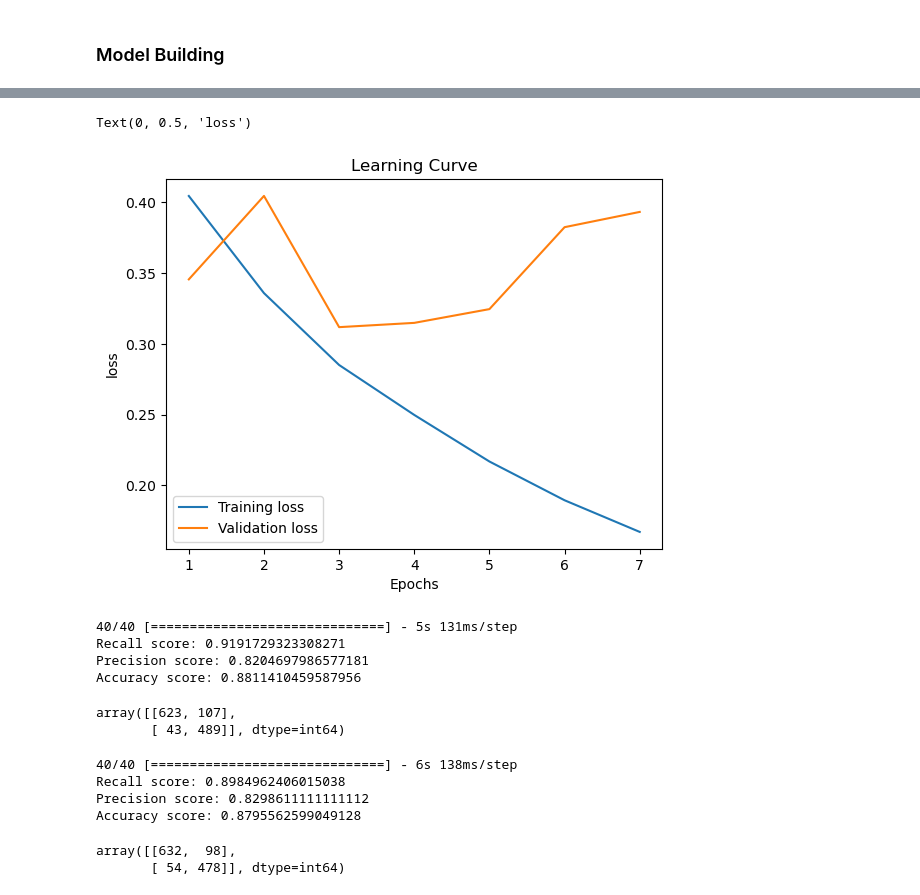
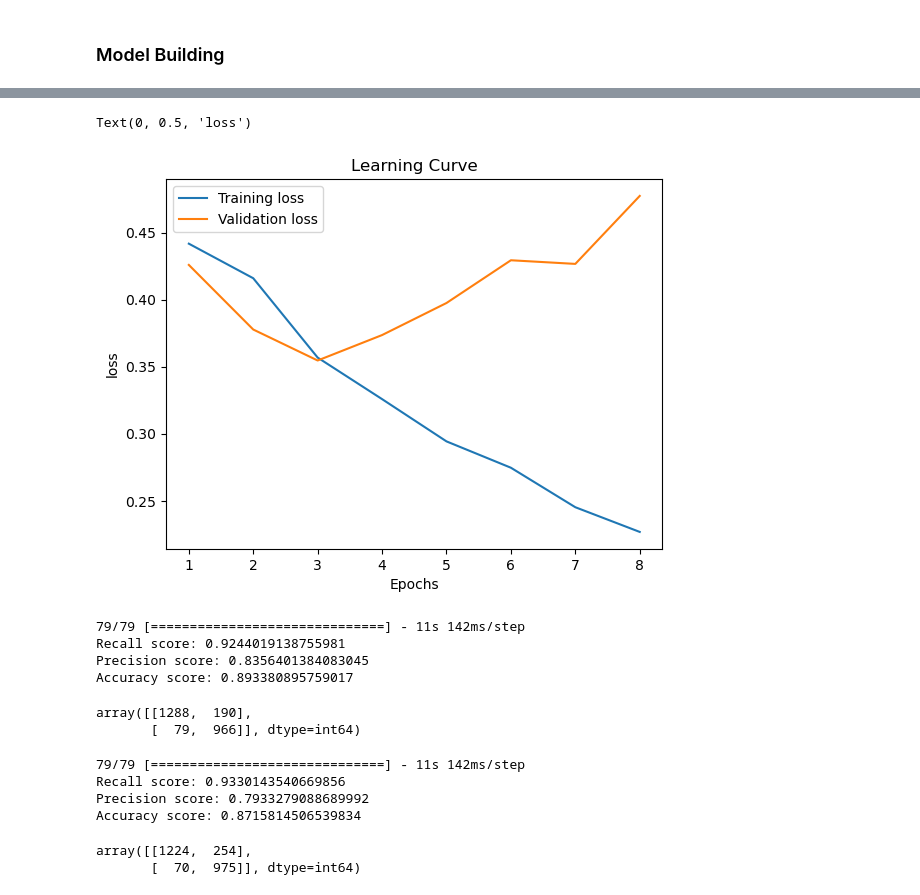
Before and after one commit to basavbamrah/image-forgery-detection, a Jupyter notebook: recompression.ipynb, the cells around one changed output, grey strips where cells are left out. Cells and saved outputs as stored; diff of their text form; code cells hidden in the pictures.

```diff
--- a/recompression.ipynb
+++ b/recompression.ipynb
@@ -203,18 +203,18 @@ def build_model(activation='sigmoid'):
 
     # hidden layers
     model.add(tf.keras.layers.Conv2D(filters=32, padding='valid',
-              kernel_size=(5, 5), activation='relu'))
+              kernel_size=(3, 3), activation='relu'))
     model.add(tf.keras.layers.Conv2D(filters=32, padding='valid',
-              kernel_size=(5, 5), activation='relu'))
+              kernel_size=(3,3), activation='relu'))
     # pooling
     model.add(tf.keras.layers.MaxPool2D(
-        pool_size=2, padding='valid', strides=(2, 2)))
-    model.add(tf.keras.layers.Dropout(.25))
+        pool_size=2, padding='valid'))
+    # model.add(tf.keras.layers.Dropout(.25))
     # flatten
     model.add(tf.keras.layers.Flatten())
 
     model.add(tf.keras.layers.Dense(256, activation='relu'))
-    model.add(tf.keras.layers.Dropout(.25))
+    model.add(tf.keras.layers.Dropout(.50))
     # model.add(tf.keras.layers.Dense(256, activation='relu'))
     # model.add(tf.keras.layers.Dropout(.50))
 
@@ -321,17 +285,16 @@ Trainable params: 28,635,074
 Non-trainable params: 0
 _________________________________________________________________
 # %%
-epoch = 10
+adam = tf.keras.optimizers.Adam(learning_rate=0.003, epsilon=1e-08)
+epoch = 20
 batch_size = 33
-cal1 = tf.keras.callbacks.ModelCheckpoint(
-    save_best_only=True, filepath='softmax_adam.h5')
-cal2 = tf.keras.callbacks.EarlyStopping(patience=4)
-#  optimizer = RMSprop(lr=lr, rho=0.9, epsilon=1e-08, decay=0.0)
+cal1 = tf.keras.callbacks.ModelCheckpoint(save_best_only=True, filepath='softmax_adam.h5')
+cal2 = tf.keras.callbacks.EarlyStopping(patience=5)
+# optimizer = RMSprop(lr=lr, rho=0.9, epsilon=1e-08, decay=0.0)
 # softmax_adam.compile(optimizer='adam', loss= 'binary_crossentropy', metrics=['accuracy'])
-softmax_adam.compile(optimizer='adam', loss='categorical_crossentropy',
+softmax_adam.compile(optimizer=adam, loss='categorical_crossentropy',
               metrics=['accuracy'])
-history = softmax_adam.fit(X_train, y_train, validation_data=(
-    X_test, y_test), batch_size=batch_size, epochs=epoch, callbacks=[cal2])
+history = softmax_adam.fit(X_train, y_train, validation_data=(X_test, y_test), batch_size=batch_size, epochs=epoch, callbacks=[cal2])
 history = history.history
 # %% [output]
 Epoch 1/20
@@ -351,13 +318,13 @@ Epoch 7/20
 # %%
-plt.plot(range(1, 8), history['loss'])
-plt.plot(range(1, 8), history['val_loss'])
+plt.plot(range(1, 9), history['loss'])
+plt.plot(range(1, 9), history['val_loss'])
 plt.legend(['Training loss', 'Validation loss'])
 plt.title('Learning Curve')
 plt.xlabel('Epochs')
 plt.ylabel('loss')
 # %% [output]
 Text(0, 0.5, 'loss')
-[figure, old version]
+[figure, new version]
 # %%
 from sklearn.metrics import recall_score, accuracy_score, precision_score
 
@@ -375,15 +342,15 @@ print_score(recall=recall_score(y_pred=y_pred, y_true=y_t), precision=precision_
     y_pred=y_pred, y_true=y_t), acc=accuracy_score(y_pred=y_pred, y_true=y_t))
 confusion_matrix(y_pred=y_pred, y_true=y_t)
 # %% [output]
-40/40 [==============================] - 5s 131ms/step
-Recall score: 0.9191729323308271
-Precision score: 0.8204697986577181
-Accuracy score: 0.8811410459587956
+79/79 [==============================] - 11s 142ms/step
+Recall score: 0.9244019138755981
+Precision score: 0.8356401384083045
+Accuracy score: 0.893380895759017
-array([[623, 107],
-       [ 43, 489]], dtype=int64)
+array([[1288,  190],
+       [  79,  966]], dtype=int64)
 # %%
 from tensorflow.keras.models import load_model
-model_sigmoid = load_model('./model_sigmoid.h5')
+model_sigmoid = load_model('./sigmoid_adam.h5')
 
 y_pred = model_sigmoid.predict(X_test)
 y_pred = np.argmax(y_pred, axis=1)
@@ -393,9 +360,9 @@ print_score(recall=recall_score(y_pred=y_pred, y_true=y_t), precision=precision_
     y_pred=y_pred, y_true=y_t), acc=accuracy_score(y_pred=y_pred, y_true=y_t))
 confusion_matrix(y_pred=y_pred, y_true=y_t)
 # %% [output]
-40/40 [==============================] - 6s 138ms/step
-Recall score: 0.8984962406015038
-Precision score: 0.8298611111111112
-Accuracy score: 0.8795562599049128
+79/79 [==============================] - 11s 142ms/step
+Recall score: 0.9330143540669856
+Precision score: 0.7933279088689992
+Accuracy score: 0.8715814506539834
-array([[632,  98],
-       [ 54, 478]], dtype=int64)
+array([[1224,  254],
+       [  70,  975]], dtype=int64)
```
Also changed, not shown: parts of 12 cells of this notebook.
